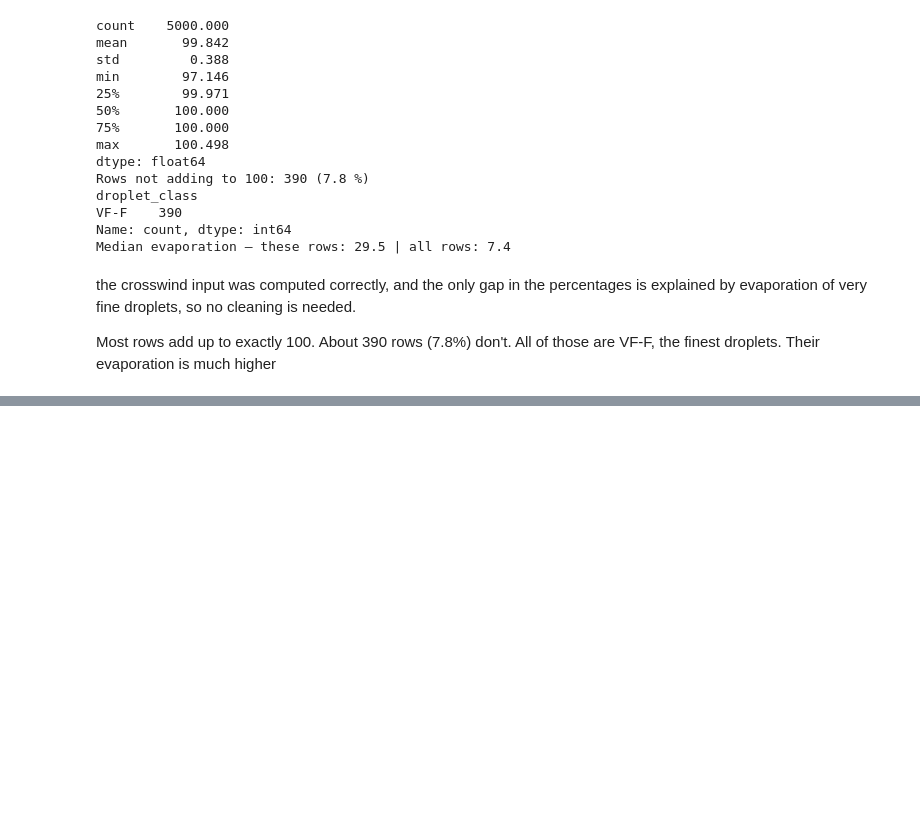
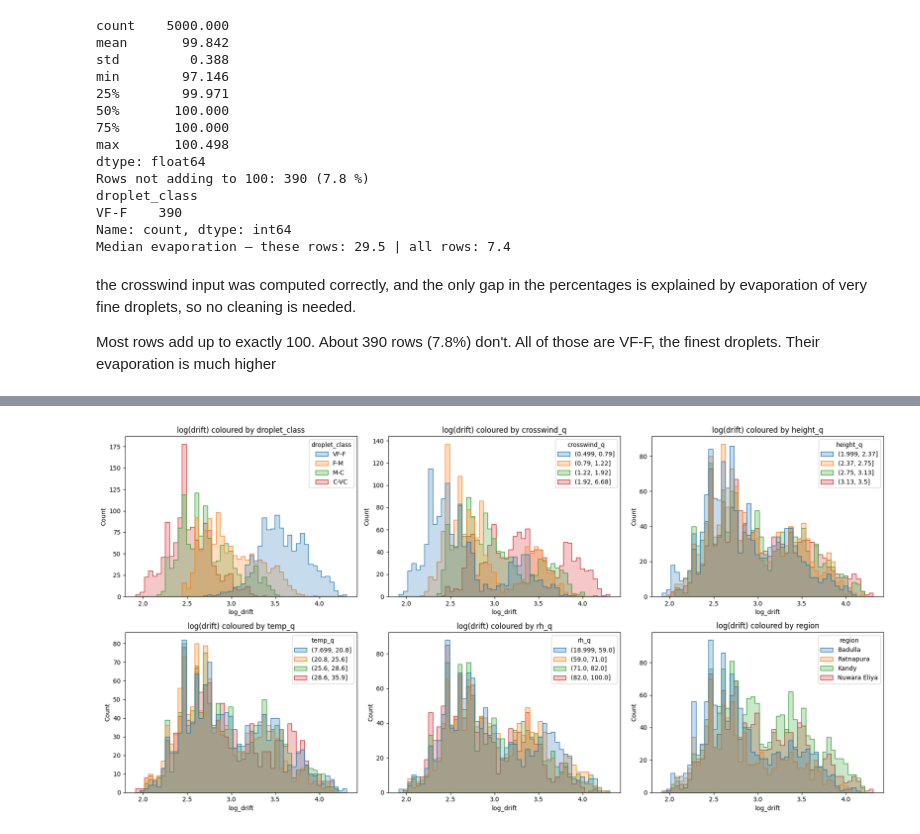
Before and after one commit to ShiharaXcor/AI-Driven-Drone-System-for-Precision-Spraying-in-Sri-Lankan-Tea-Plantations-J26-DS-346, a Jupyter notebook: component2_wind_spraying/eda/eda_datasetA.ipynb, the cells around one changed output, grey strips where cells are left out. Saved outputs shown, nothing was run; the diff lists cells and outputs as text; code cells hidden in the pictures; blank space fills up the shorter version.

```diff
--- a/component2_wind_spraying/eda/eda_datasetA.ipynb
+++ b/component2_wind_spraying/eda/eda_datasetA.ipynb
@@ -132,0 +187,12 @@ Their evaporation is much higher
+# %%
+df["log_drift"] = np.log(df[TARGET])
+df["crosswind_q"] = pd.qcut(df["crosswind_ms"], 4)
+df["height_q"] = pd.qcut(df["height_m"], 4)
+df["temp_q"] = pd.qcut(df["temp_c"], 4)
+df["rh_q"] = pd.qcut(df["rh_pct"], 4)
+candidates = ["droplet_class", "crosswind_q", "height_q", "temp_q", "rh_q", "region"]
+fig, ax = plt.subplots(2, 3, figsize=(18, 9)); ax = ax.flatten()
+for i, c in enumerate(candidates): sns.histplot(data=df, x="log_drift", hue=c, hue_order=(ORDER if c == "droplet_class" else None), bins=50, element="step", ax=ax[i]); ax[i].set_title(f"log(drift) coloured by {c}")
+save("fig3b_peaks_by_factor")
+# %% [output]
+[figure, added]
```
Also changed, not shown: parts of 14 cells of this notebook, 2 other files.
